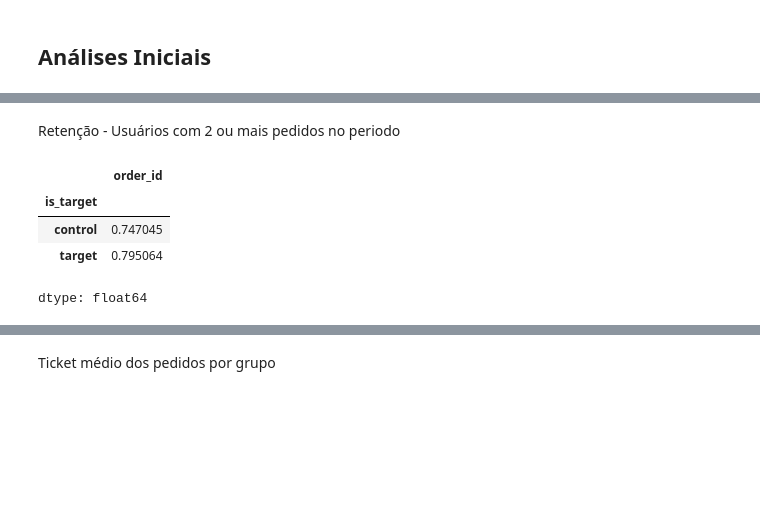
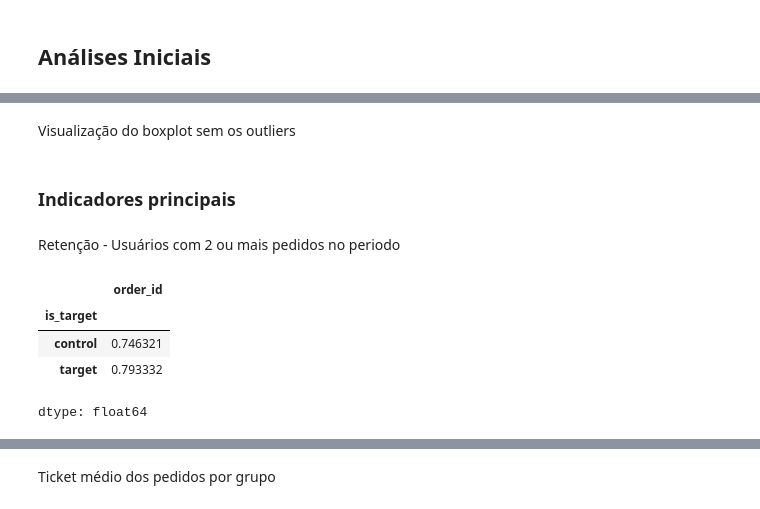
Before and after one commit to RonneyPetras/ifood-data-analysis-case, a Jupyter notebook: 02_ab_test_analysis.ipynb, the cells around one changed output, grey strips where cells are left out. Drawn from its saved outputs; the diff is of its cells as text; code cells hidden in the pictures; blank space fills up the shorter version.

```diff
--- a/02_ab_test_analysis.ipynb
+++ b/02_ab_test_analysis.ipynb
@@ -37,0 +62,7 @@ df_pedidos_ab_teste.head()
+# %%
+# Filtro por percentis (exemplo)
+expurgo_inferior, expurgo_superior = df_pedidos_ab_teste['order_total_amount'].quantile([0.01, 0.99])
+df_expurgado = df_pedidos_ab_teste[(df_pedidos_ab_teste['order_total_amount'] >= expurgo_inferior) & (df_pedidos_ab_teste['order_total_amount'] <= expurgo_superior)]
+
+
+print(df_expurgado['order_total_amount'].describe(percentiles=[0.25, 0.5, 0.75, 0.95, 0.99]).to_string(float_format='{:.2f}'.format))
@@ -38,13 +92,18 @@ df_pedidos_ab_teste.head()
+# %% [markdown]
+Visualização do boxplot sem os outliers
+# %% [markdown]
+### Indicadores principais
 # %% [markdown]
 Retenção - Usuários com 2 ou mais pedidos no periodo
 # %%
 # 1. Retenção
-retention = df_pedidos_ab_teste.groupby(['customer_id', 'is_target'])['order_id'].count() > 1
+retention = df_expurgado.groupby(['customer_id', 'is_target'])['order_id'].count() > 1
+df_retidos = retention[retention == True].copy()
 df_gb_retencao = retention.groupby('is_target').mean()
 df_gb_retencao
 # %% [output]
 |  | order_id |
 | is_target |  |
-| control | 0.747045 |
-| target | 0.795064 |
+| control | 0.746321 |
+| target | 0.793332 |
 dtype: float64
```
Also changed, not shown: parts of 33 cells of this notebook.
